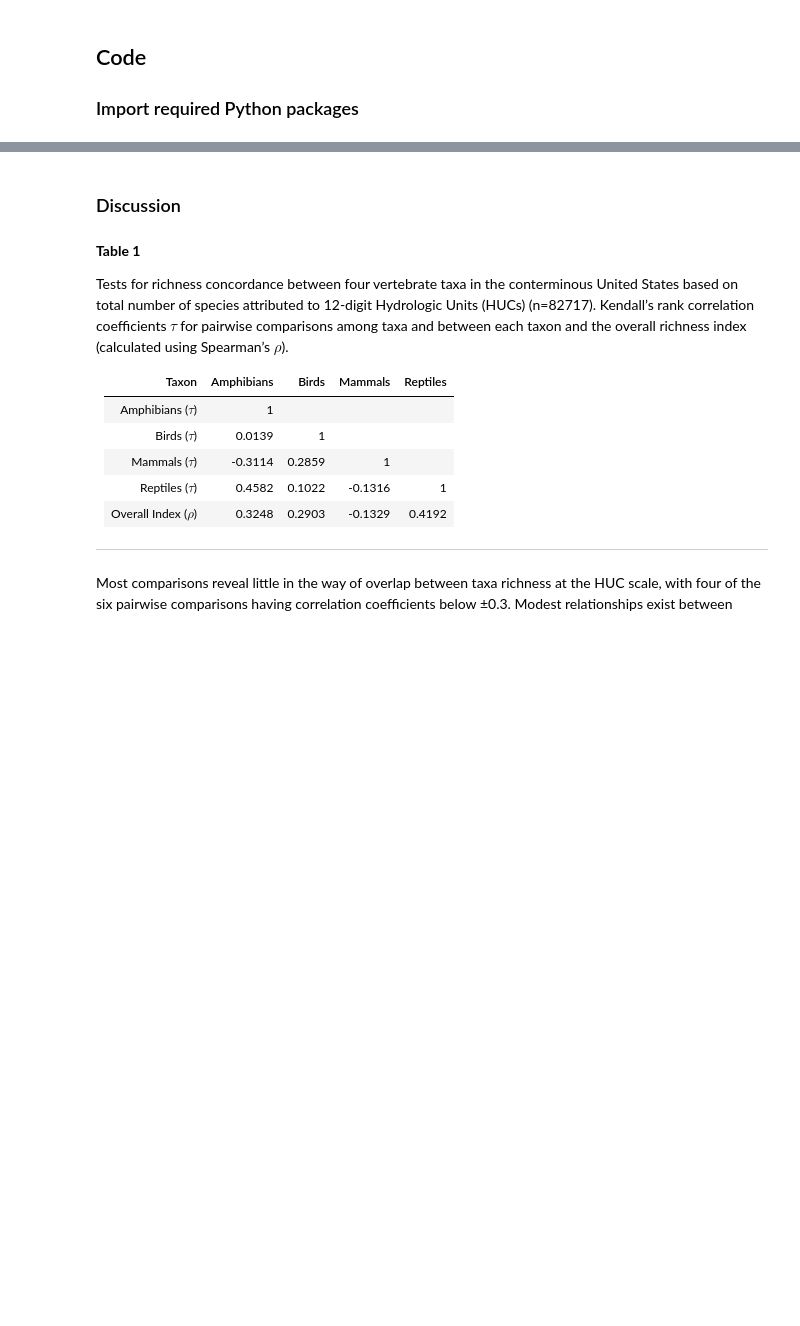
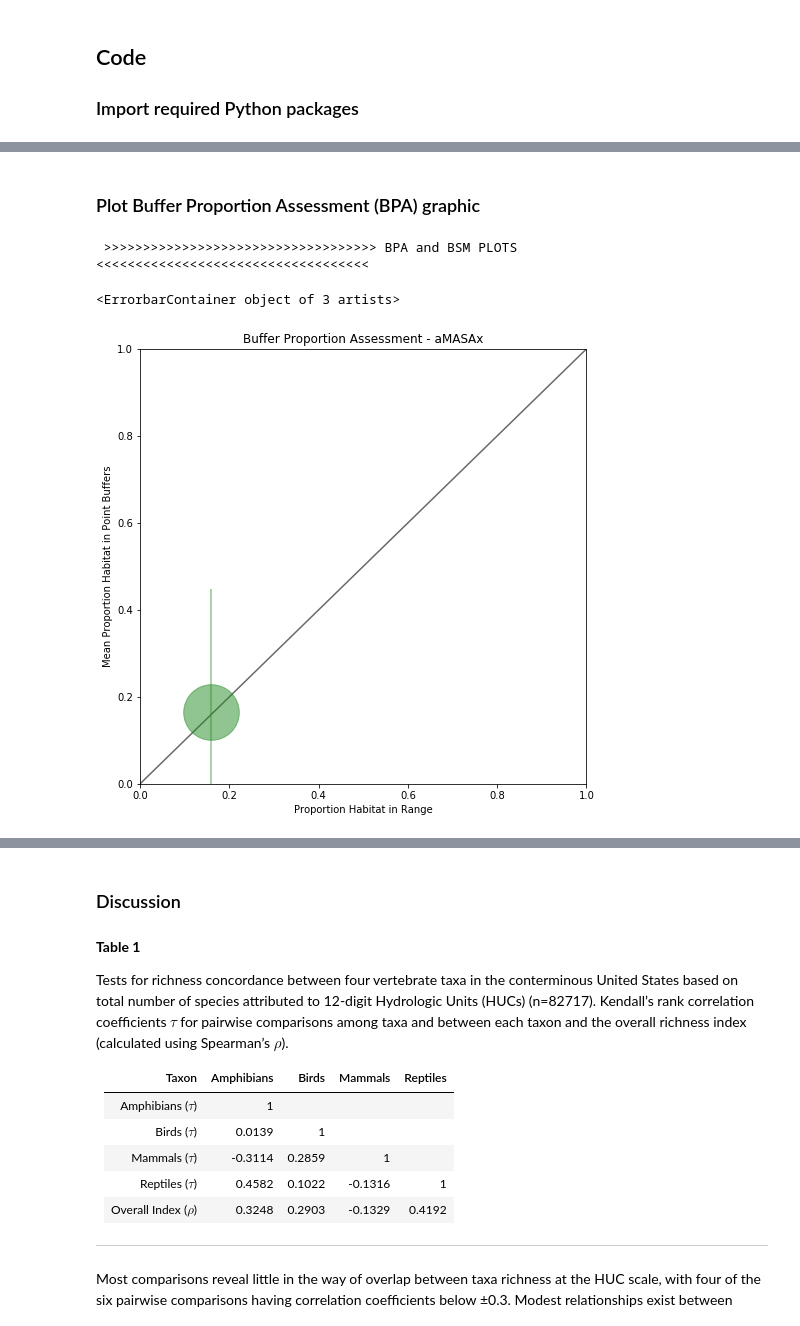
Before and after one commit to mjrubino/GAP-Habitat-Map-Assessment, a Jupyter notebook: Habitat-Map-Evaluation.ipynb, the cells around one changed output, grey strips where cells are left out. Drawn from its saved outputs; the diff is of its cells as text; code cells hidden in the pictures; blank space fills up the shorter version.

Commit message:
-- Habitat Map Evaluation notebook --

```diff
--- a/Habitat-Map-Evaluation.ipynb
+++ b/Habitat-Map-Evaluation.ipynb
@@ -406,0 +233,10 @@ for ax, t in zip(axs, taxa):
+# %%
+# Make an empty final habitat/non-habitat stats list
+statslst = []
+statcols = ['BufferDist','nCellsHab',
+        'nCellsNon','nCells',
+        'PropHab','PropNonHab']
+
+# Make an empty list of non-overlapping buffers
+nonlst = []
+noncols = ['OccID','OrigIndex','BufferDist']
@@ -406,0 +285,6 @@ for ax, t in zip(axs, taxa):
+# %%
+# Make the DataFrame by using the appended raster data list and export to CSV
+print("\n\nCreating DataFrame dfHabStats")
+dfHabStats = pd.DataFrame(statslst, columns=statcols)
+
+print("\n\n~~~~~~~~~ DONE ~~~~~~~~~~")
@@ -406,0 +371,32 @@ for ax, t in zip(axs, taxa):
+# %% [markdown]
+### Plot Buffer Proportion Assessment (BPA) graphic <a name="code66"></a><a name="BPA"></a>
+# %%
+#################################### Start plotting BPA #######################################################
+print('\n\n','>'*35, 'BPA and BSM PLOTS', '<'*35)
+# Get the mean proportion of habitat in point buffers and its standard deviation
+pbmean = round(dfHabStats['PropHab'].mean(),3)
+pbsd = round(dfHabStats['PropHab'].std(),3)
+nRecs = len(dfHabStats)
+
+#colors = np.random.rand()
+
+fig, ax = plt.subplots(figsize=(8,8))
+# Set axes limits and labels
+ax.set_xlim(0,1)
+ax.set_ylim(0,1)
+ax.set_xlabel("Proportion Habitat in Range")
+ax.set_ylabel("Mean Proportion Habitat in Point Buffers")
+ax.set_title('Buffer Proportion Assessment - {0}'.format(sppcode))
+
+# Draw a y=x line to illustrate 'better than random'
+# and 'worse than random' parts of the plot
+ax.plot([0,1],[0,1], transform=ax.transAxes, c='dimgray')
+# Plot prop. hab in range on x and mean prop. hab in buffers on y
+# and a standard deviation 'error' line
+# Use the number of records for the species for the marker size
+#ax.scatter(prophab, pbmean, s=nRecs, c=colors, alpha=0.5)
+ax.errorbar(prophab, pbmean, yerr=pbsd, marker='o', c='forestgreen', ms=math.sqrt(nRecs), alpha=0.5)
+# %% [output]
+ >>>>>>>>>>>>>>>>>>>>>>>>>>>>>>>>>>> BPA and BSM PLOTS <<<<<<<<<<<<<<<<<<<<<<<<<<<<<<<<<<<
+<ErrorbarContainer object of 3 artists>
+[figure, added]
```
Also changed, not shown: parts of 43 cells of this notebook, 1 other file.
